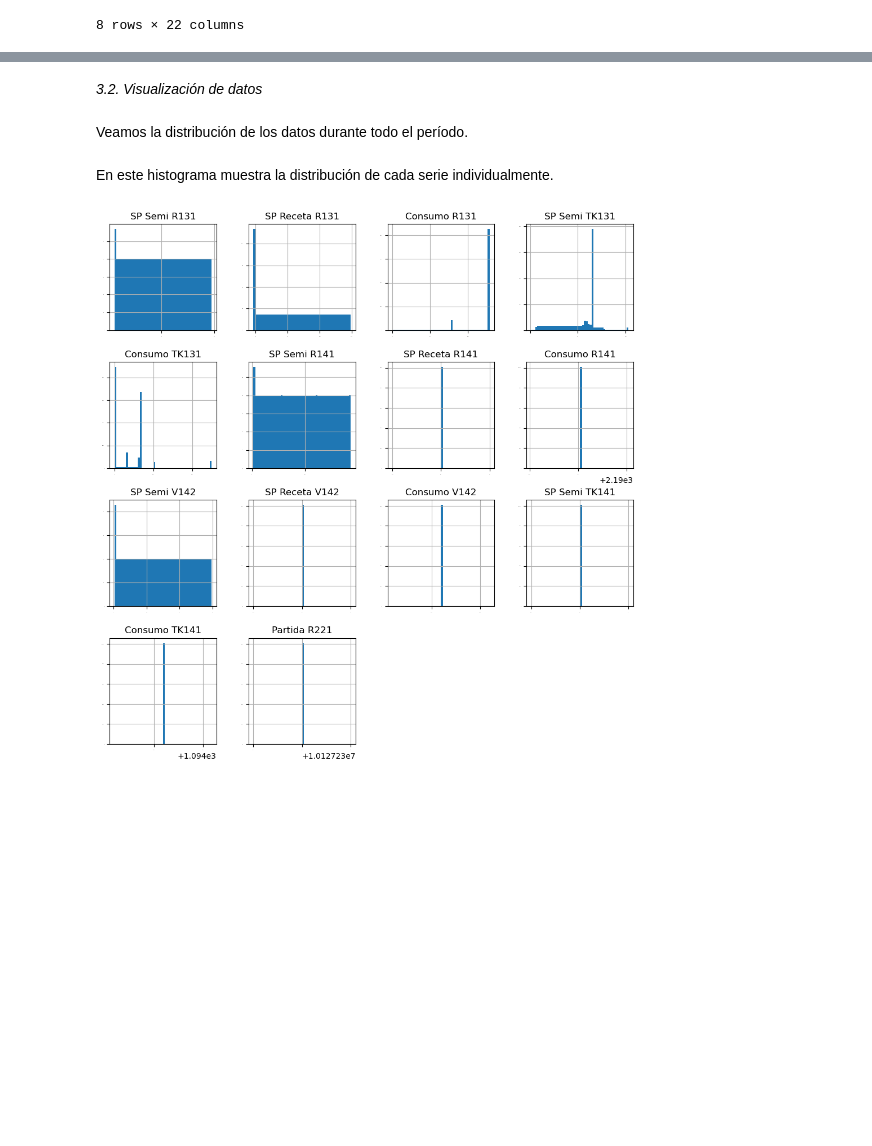
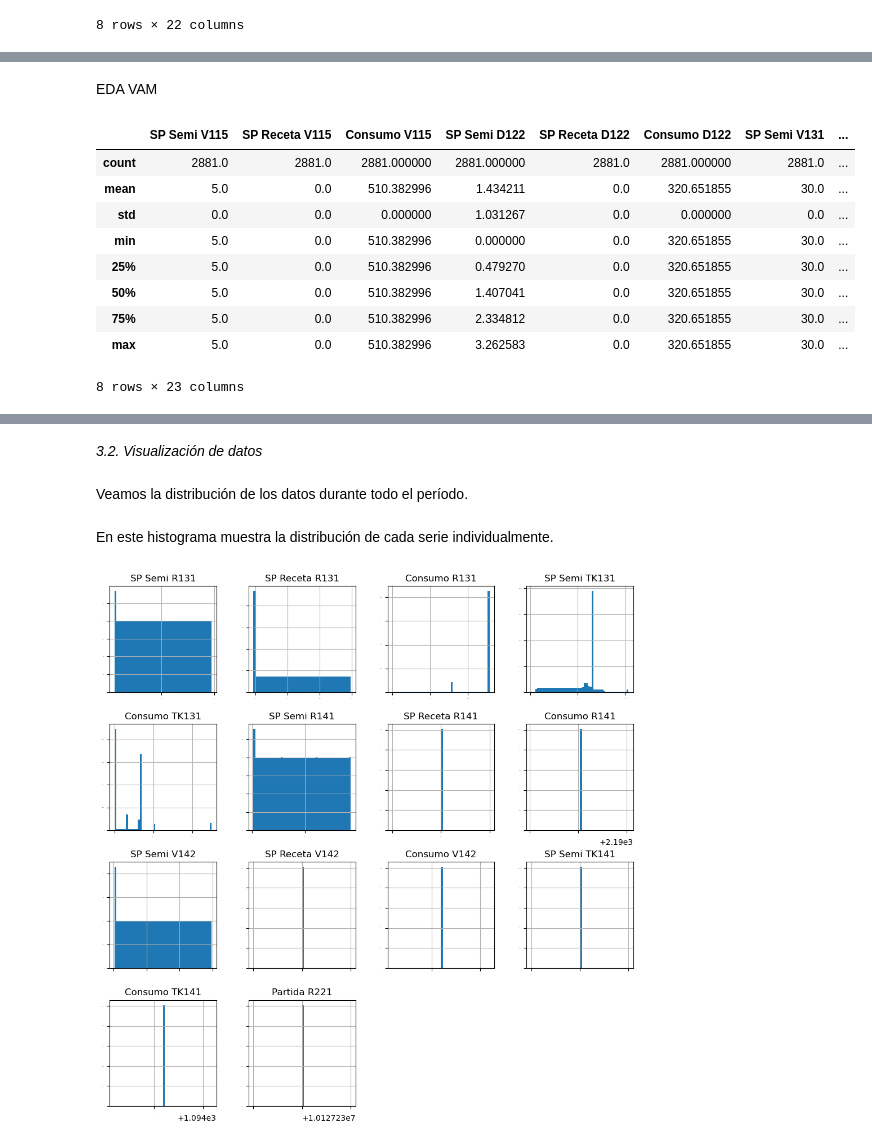
Before and after one commit to AcSsalazar/Proyecto_1_udem, a Jupyter notebook: MP_Consumos_BarbosaV2.ipynb, the cells around one changed output, grey strips where cells are left out. Drawn from its saved outputs; the diff is of its cells as text; code cells hidden in the pictures; blank space fills up the shorter version.

```diff
--- a/MP_Consumos_BarbosaV2.ipynb
+++ b/MP_Consumos_BarbosaV2.ipynb
@@ -135,0 +151,15 @@ sample_dfToluol.describe()
+# %% [markdown]
+EDA VAM
+# %%
+sample_dfVAM.describe()
+# %% [output]
+|  | SP Semi V115 | SP Receta V115 | Consumo V115 | SP Semi D122 | SP Receta D122 | Consumo D122 | SP Semi V131 | ... |
+| count | 2881.0 | 2881.0 | 2881.000000 | 2881.000000 | 2881.0 | 2881.000000 | 2881.0 | ... |
+| mean | 5.0 | 0.0 | 510.382996 | 1.434211 | 0.0 | 320.651855 | 30.0 | ... |
+| std | 0.0 | 0.0 | 0.000000 | 1.031267 | 0.0 | 0.000000 | 0.0 | ... |
+| min | 5.0 | 0.0 | 510.382996 | 0.000000 | 0.0 | 320.651855 | 30.0 | ... |
+| 25% | 5.0 | 0.0 | 510.382996 | 0.479270 | 0.0 | 320.651855 | 30.0 | ... |
+| 50% | 5.0 | 0.0 | 510.382996 | 1.407041 | 0.0 | 320.651855 | 30.0 | ... |
+| 75% | 5.0 | 0.0 | 510.382996 | 2.334812 | 0.0 | 320.651855 | 30.0 | ... |
+| max | 5.0 | 0.0 | 510.382996 | 3.262583 | 0.0 | 320.651855 | 30.0 | ... |
+8 rows × 23 columns
```
Also changed, not shown: parts of 10 cells of this notebook.
